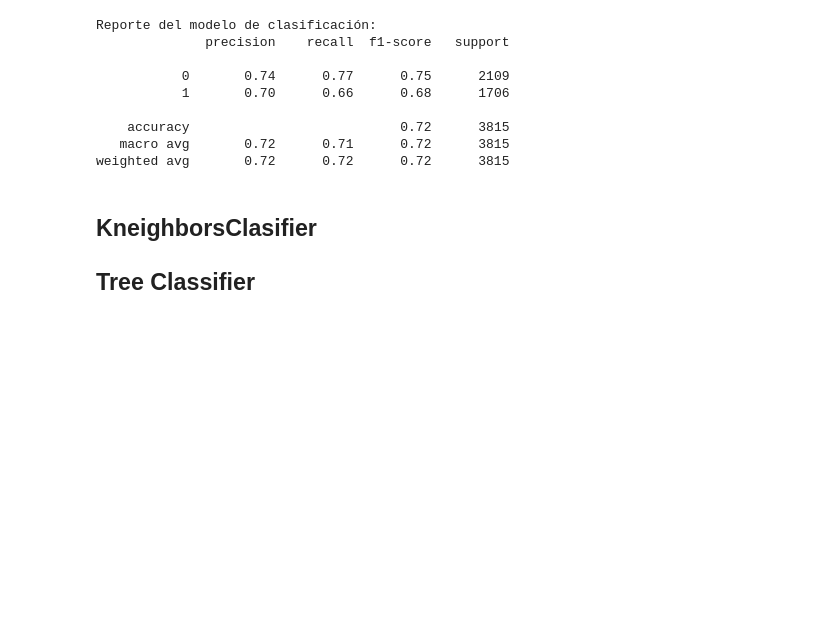
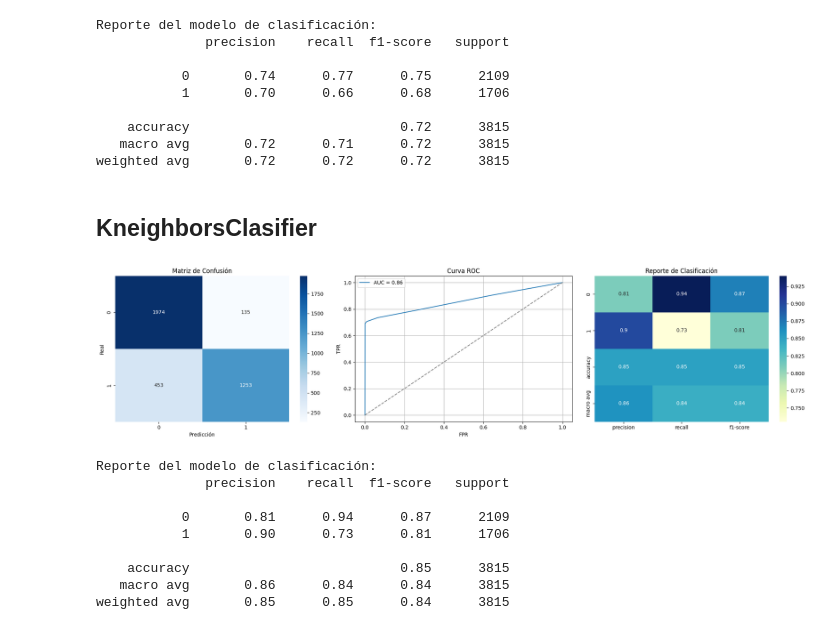
Before and after one commit to fresvel/04EPPY_AF, a Jupyter notebook: ids_ml/idspy_ml.ipynb, the cells around one changed output. Saved outputs shown, nothing was run; the diff lists cells and outputs as text; code cells hidden in the pictures; blank space fills up the shorter version.

```diff
--- a/ids_ml/idspy_ml.ipynb
+++ b/ids_ml/idspy_ml.ipynb
@@ -307,8 +330,7 @@ Reporte del modelo de clasificación:
    macro avg       0.72      0.71      0.72      3815
 weighted avg       0.72      0.72      0.72      3815
 # %% [markdown]
-## KneighborsClasifier
-## Tree Classifier
+## **KneighborsClasifier**
 # %%
 from sklearn.neighbors import KNeighborsClassifier
 from sklearn.preprocessing import StandardScaler
@@ -322,6 +344,54 @@ x_test_scaled = scaler.transform(x_test)
 # Estructura base del modelo
 knn = KNeighborsClassifier()
 
-# Opcional para mañana: búsqueda de hiperparámetros
-param_grid = {'n_neighbors': list(range(1, 21))}
-grid = GridSearchCV(knn, param_grid, cv=5, scoring='accuracy')
+# Entrenar modelo con k=5
+knn = KNeighborsClassifier(n_neighbors=5)
+knn.fit(x_train_scaled, y_train)
+
+# Predicciones
+y_pred_knn = knn.predict(x_test_scaled)
+y_proba_knn = knn.predict_proba(x_test_scaled)[:, 1]
+# %%
+# Gráficos
+fig, axes = plt.subplots(1, 3, figsize=(20, 5))
+
+# Matriz de confusión
+cm = confusion_matrix(y_test, y_pred_knn)
+sns.heatmap(cm, annot=True, fmt='d', cmap='Blues', ax=axes[0])
+axes[0].set_title("Matriz de Confusión")
+axes[0].set_xlabel("Predicción")
+axes[0].set_ylabel("Real")
+
+# Curva ROC
+fpr, tpr, _ = roc_curve(y_test, y_proba_knn)
+roc_auc = roc_auc_score(y_test, y_proba_knn)
+axes[1].plot(fpr, tpr, label=f'AUC = {roc_auc:.2f}')
+axes[1].plot([0, 1], [0, 1], linestyle='--', color='gray')
+axes[1].set_title('Curva ROC')
+axes[1].set_xlabel('FPR')
+axes[1].set_ylabel('TPR')
+axes[1].legend()
+axes[1].grid(True)
+
+# Reporte de clasificación
+report = classification_report(y_test, y_pred_knn, output_dict=True)
+report_df = pd.DataFrame(report).transpose().round(2)
+sns.heatmap(report_df.iloc[:-1, :-1], annot=True, cmap="YlGnBu", ax=axes[2])
+axes[2].set_title("Reporte de Clasificación")
+
+plt.tight_layout()
+plt.show()
+
+print("Reporte del modelo de clasificación:")
+print(classification_report(y_test, y_pred_knn))
+# %% [output]
+[figure, added]
+Reporte del modelo de clasificación:
+              precision    recall  f1-score   support
+
+           0       0.81      0.94      0.87      2109
+           1       0.90      0.73      0.81      1706
+
+    accuracy                           0.85      3815
+   macro avg       0.86      0.84      0.84      3815
+weighted avg       0.85      0.85      0.84      3815
```
Also changed, not shown: parts of 17 cells of this notebook, 2 other files.
